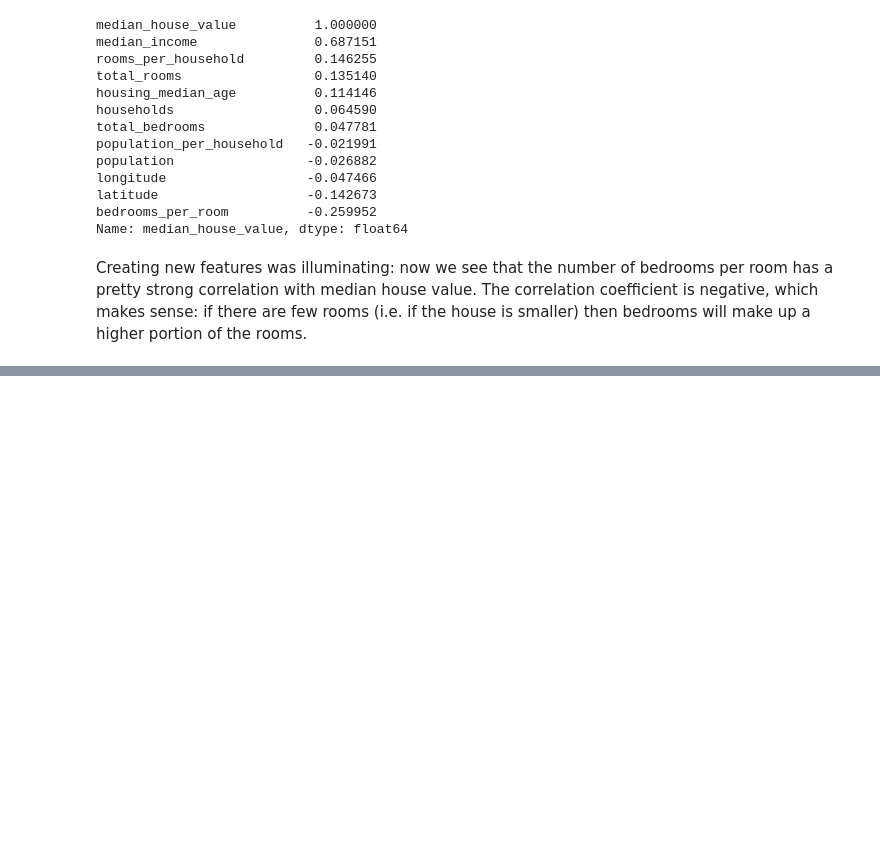
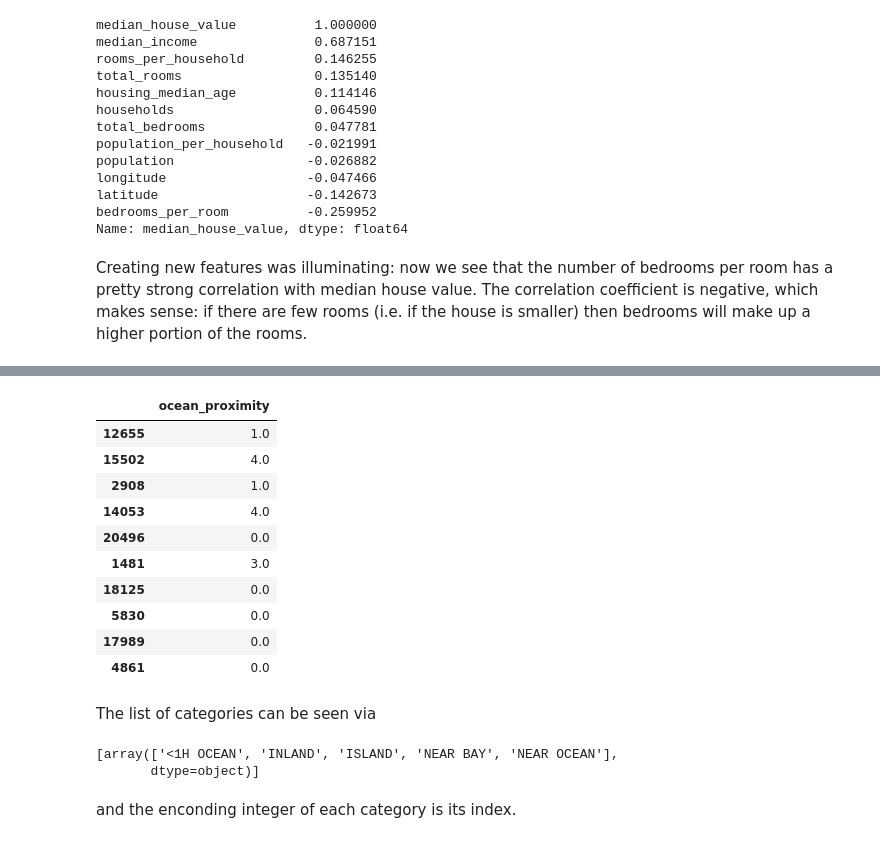
Before and after one commit to kash-patel/machine-learning-geron, a Jupyter notebook: 02-end-to-end-machine-learning-project.ipynb, the cells around one changed output, grey strips where cells are left out. Saved outputs shown, nothing was run; the diff lists cells and outputs as text; code cells hidden in the pictures; blank space fills up the shorter version.

Commit message:
Go through the end-to-end project up to and including all of the 'Prepare the Data for Machine Learning Algorithms' section

```diff
--- a/02-end-to-end-machine-learning-project.ipynb
+++ b/02-end-to-end-machine-learning-project.ipynb
@@ -282,0 +358,29 @@ Creating new features was illuminating: now we see that the number of bedrooms p
+# %%
+from sklearn.preprocessing import OrdinalEncoder
+
+ordinal_encoder = OrdinalEncoder()
+
+housing_categorical_encoded = ordinal_encoder.fit_transform(housing_categorical) # Equivalent to calling `fit` and then `transform`
+housing_categorical_transformed = pd.DataFrame(housing_categorical_encoded, columns = housing_categorical.columns, index = housing_categorical.index) # Again, the `transform` method returned an array, so we transform it to a dataframe
+housing_categorical_transformed.head(10)
+# %% [output]
+|  | ocean_proximity |
+| 12655 | 1.0 |
+| 15502 | 4.0 |
+| 2908 | 1.0 |
+| 14053 | 4.0 |
+| 20496 | 0.0 |
+| 1481 | 3.0 |
+| 18125 | 0.0 |
+| 5830 | 0.0 |
+| 17989 | 0.0 |
+| 4861 | 0.0 |
+# %% [markdown]
+The list of categories can be seen via
+# %%
+ordinal_encoder.categories_
+# %% [output]
+[array(['<1H OCEAN', 'INLAND', 'ISLAND', 'NEAR BAY', 'NEAR OCEAN'],
+       dtype=object)]
+# %% [markdown]
+and the enconding integer of each category is its index.
```
Also changed, not shown: parts of 31 cells of this notebook.
